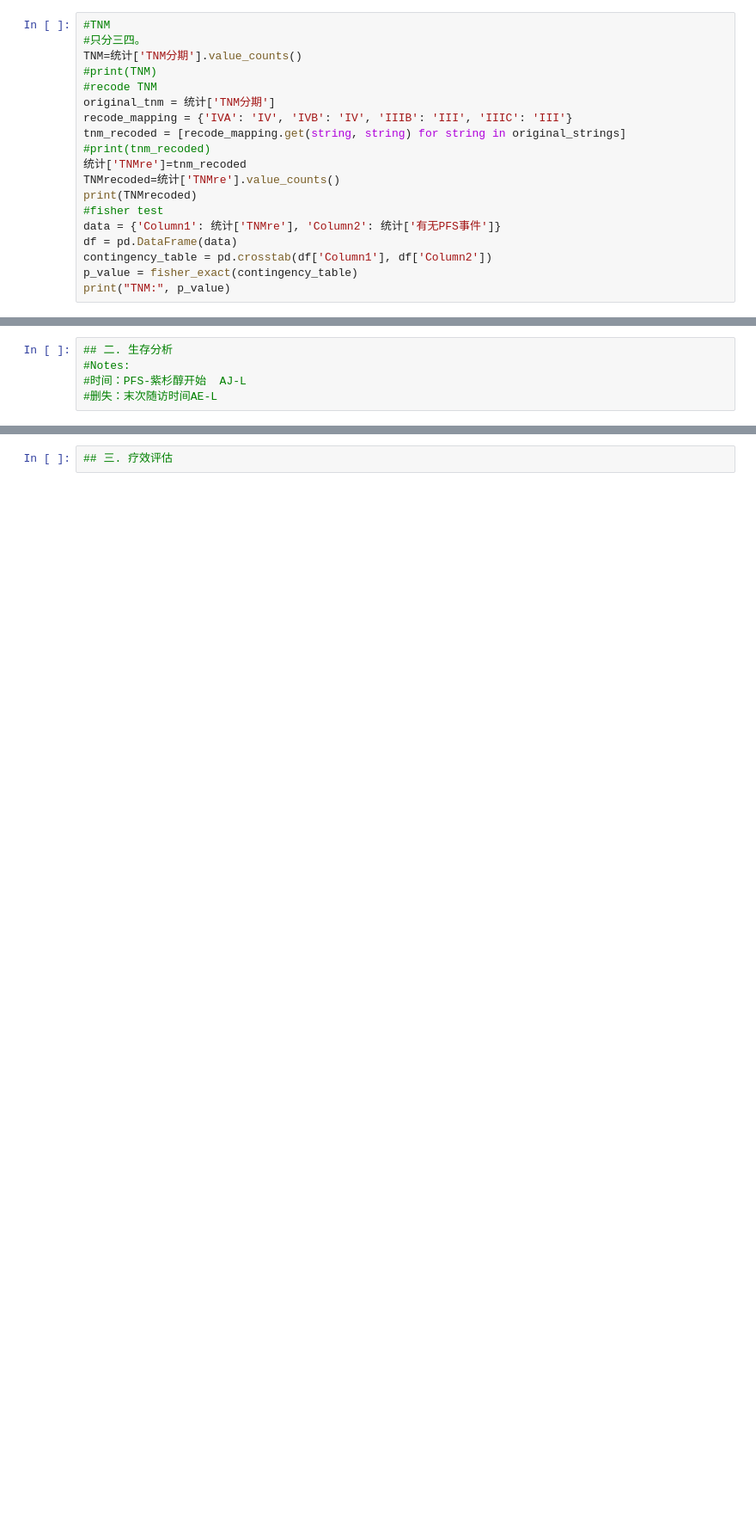
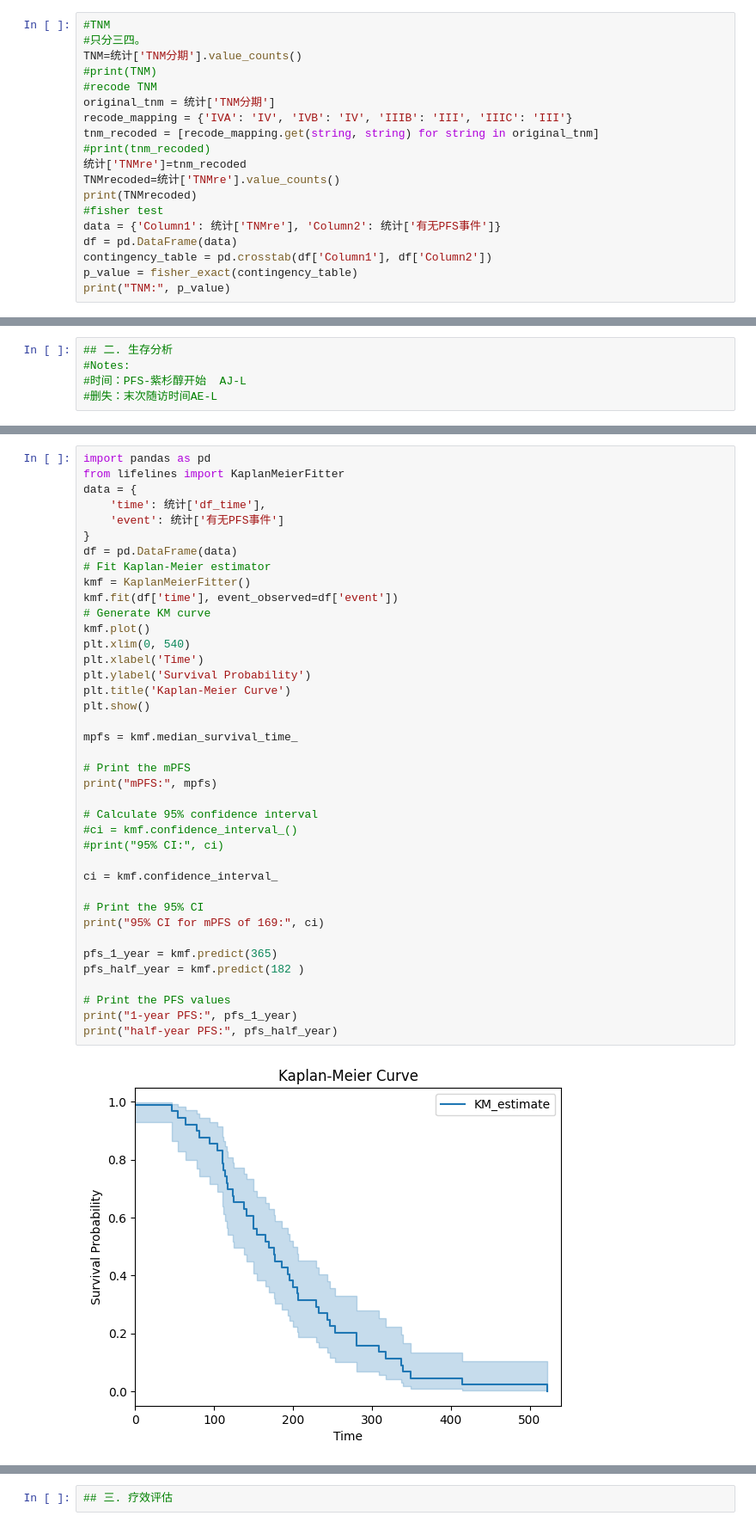
Before and after one commit to qiudongsong/-, a Jupyter notebook: 紫杉醇.ipynb, the cells around one changed output, grey strips where cells are left out. Shown: that part at 86% size. Saved outputs shown, nothing was run; the diff lists cells and outputs as text; blank space fills up the shorter version.

```diff
--- a/紫杉醇.ipynb
+++ b/紫杉醇.ipynb
@@ -209,7 +209,7 @@ TNM=统计['TNM分期'].value_counts()
 #recode TNM
 original_tnm = 统计['TNM分期']
 recode_mapping = {'IVA': 'IV', 'IVB': 'IV', 'IIIB': 'III', 'IIIC': 'III'}
-tnm_recoded = [recode_mapping.get(string, string) for string in original_strings]
+tnm_recoded = [recode_mapping.get(string, string) for string in original_tnm]
 #print(tnm_recoded)
 统计['TNMre']=tnm_recoded
 TNMrecoded=统计['TNMre'].value_counts()
@@ -514,0 +616,41 @@ Name: count, dtype: int64
+# %%
+import pandas as pd
+from lifelines import KaplanMeierFitter
+data = {
+    'time': 统计['df_time'],
+    'event': 统计['有无PFS事件']
+}
+df = pd.DataFrame(data)
+# Fit Kaplan-Meier estimator
+kmf = KaplanMeierFitter()
+kmf.fit(df['time'], event_observed=df['event'])
+# Generate KM curve
+kmf.plot()
+plt.xlim(0, 540)
+plt.xlabel('Time')
+plt.ylabel('Survival Probability')
+plt.title('Kaplan-Meier Curve')
+plt.show()
+
+mpfs = kmf.median_survival_time_
+
+# Print the mPFS
+print("mPFS:", mpfs)
+
+# Calculate 95% confidence interval
+#ci = kmf.confidence_interval_()
+#print("95% CI:", ci)
+
+ci = kmf.confidence_interval_
+
+# Print the 95% CI
+print("95% CI for mPFS of 169:", ci)
+
+pfs_1_year = kmf.predict(365)
+pfs_half_year = kmf.predict(182 )
+
+# Print the PFS values
+print("1-year PFS:", pfs_1_year)
+print("half-year PFS:", pfs_half_year)
+# %% [output]
+[figure, added]
```
Also changed, not shown: parts of 27 cells of this notebook, 4 other files.
